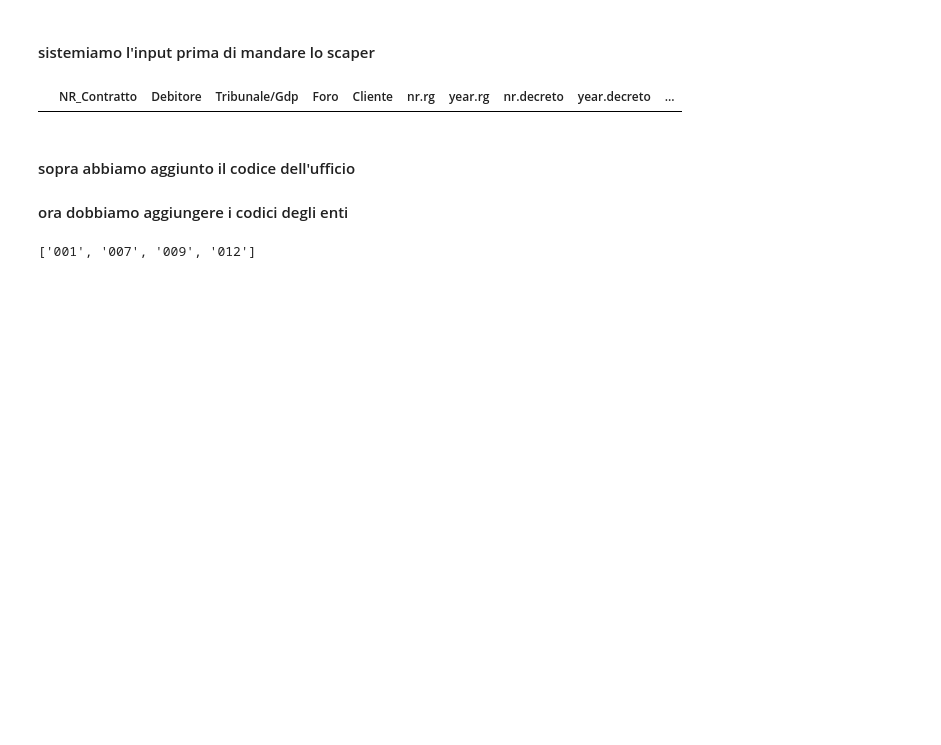
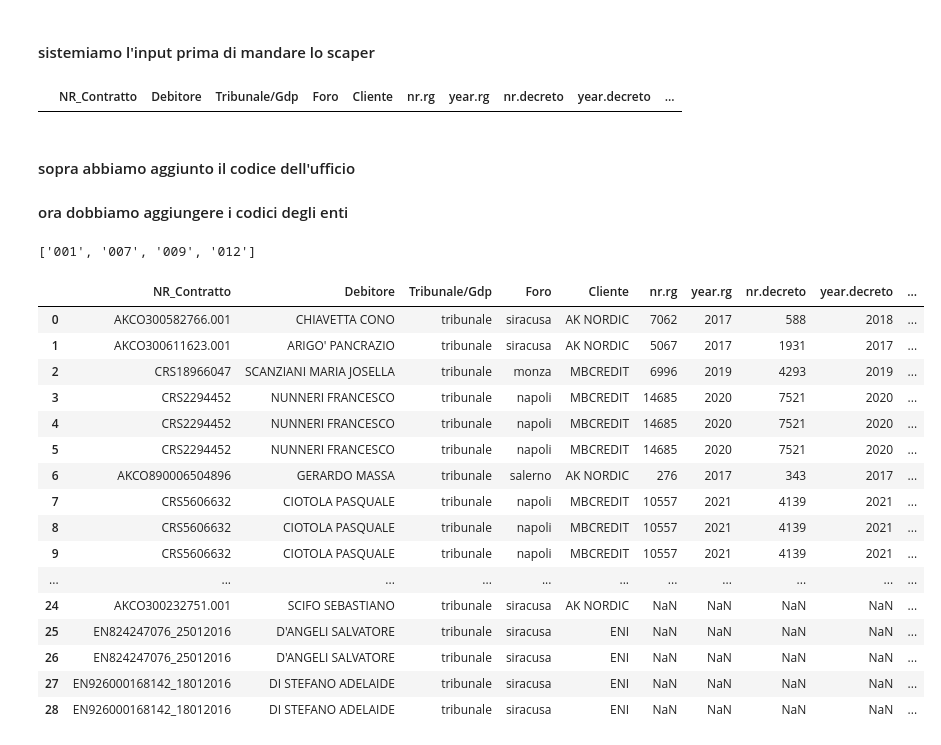
Before and after one commit to ClaudiaEsposit/Scraping_ade, a Jupyter notebook: Tentativi.ipynb, the cells around one changed output. Saved outputs shown, nothing was run; the diff lists cells and outputs as text; code cells hidden in the pictures; blank space fills up the shorter version.

```diff
--- a/Tentativi.ipynb
+++ b/Tentativi.ipynb
@@ -75,19 +75,24 @@ list_natura_ppt = ['EM','OR']
 
 tipo = 'monitoria'
 
-def tipo_scraper(tipo,ufficio,ente,anno,numero):
+results = []
+# mettere check attore in scraper (NO) oppure togliere if break e filtrare dopo i risultati (YEP) ?
+# facciamo lo scraper di tutte le possibili combinazioni, alla fine filtreremo i risultati che ci interessano
+def tipo_scraper(tipo,ufficio,lista_enti,anno,numero):
     if tipo=='monitoria':
         for natura in list_natura_monitoria:
-            result = scraper(ufficio,ente,anno,numero,natura)
-            if result != 'non trovato':
-                break
+            for ente in lista_enti:
+                result = scraper(ufficio,ente,anno,numero,natura)
+                results.append(result)
     elif tipo == 'ppt':
         for natura in list_natura_ppt:
-            result = scraper(ufficio,ente,anno,numero,natura)
-            if result != 'non trovato':
-                break
+            for ente in lista_enti:
+                result = scraper(ufficio,ente,anno,numero,natura)
+                results.append(result)
+    return results
 
-tipo_scraper('monitoria',ufficio='TQD',ente='002',anno='2017',numero='3')
+
+tipo_scraper('monitoria',ufficio='TQD',lista_enti=['002'],anno='2017',numero='3')
 # %% [output]
 BEAUTIFUL SOUP
 fare il codice per lo scraper dei risultati
@@ -148,7 +154,7 @@ def find_code_for_foro(df1, df2):
         # Add matching codes to the results list
         for index1, row1 in matching_rows.iterrows():
             results.append({
-                'code': row1['code'],
+                'code_office': row1['code'],
                 'office': row1['office'],
                 'Foro': row2['Foro']
             })
@@ -201,6 +207,26 @@ def get_codes(row):
 
 # Apply the function to each row and create a new column 'codes'
 input['code_ente'] = input.apply(get_codes, axis=1)
+# %%
+input
+# %% [output]
+|  | NR_Contratto | Debitore | Tribunale/Gdp | Foro | Cliente | nr.rg | year.rg | nr.decreto | year.decreto | ... |
+| 0 | AKCO300582766.001 | CHIAVETTA CONO | tribunale | siracusa | AK NORDIC | 7062 | 2017 | 588 | 2018 | ... |
+| 1 | AKCO300611623.001 | ARIGO' PANCRAZIO | tribunale | siracusa | AK NORDIC | 5067 | 2017 | 1931 | 2017 | ... |
+| 2 | CRS18966047 | SCANZIANI MARIA JOSELLA | tribunale | monza | MBCREDIT | 6996 | 2019 | 4293 | 2019 | ... |
+| 3 | CRS2294452 | NUNNERI FRANCESCO | tribunale | napoli | MBCREDIT | 14685 | 2020 | 7521 | 2020 | ... |
+| 4 | CRS2294452 | NUNNERI FRANCESCO | tribunale | napoli | MBCREDIT | 14685 | 2020 | 7521 | 2020 | ... |
+| 5 | CRS2294452 | NUNNERI FRANCESCO | tribunale | napoli | MBCREDIT | 14685 | 2020 | 7521 | 2020 | ... |
+| 6 | AKCO890006504896 | GERARDO MASSA | tribunale | salerno | AK NORDIC | 276 | 2017 | 343 | 2017 | ... |
+| 7 | CRS5606632 | CIOTOLA PASQUALE | tribunale | napoli | MBCREDIT | 10557 | 2021 | 4139 | 2021 | ... |
+| 8 | CRS5606632 | CIOTOLA PASQUALE | tribunale | napoli | MBCREDIT | 10557 | 2021 | 4139 | 2021 | ... |
+| 9 | CRS5606632 | CIOTOLA PASQUALE | tribunale | napoli | MBCREDIT | 10557 | 2021 | 4139 | 2021 | ... |
+| ... | ... | ... | ... | ... | ... | ... | ... | ... | ... | ... |
+| 24 | AKCO300232751.001 | SCIFO SEBASTIANO | tribunale | siracusa | AK NORDIC | NaN | NaN | NaN | NaN | ... |
+| 25 | EN824247076_25012016 | D'ANGELI SALVATORE | tribunale | siracusa | ENI | NaN | NaN | NaN | NaN | ... |
+| 26 | EN824247076_25012016 | D'ANGELI SALVATORE | tribunale | siracusa | ENI | NaN | NaN | NaN | NaN | ... |
+| 27 | EN926000168142_18012016 | DI STEFANO ADELAIDE | tribunale | siracusa | ENI | NaN | NaN | NaN | NaN | ... |
+| 28 | EN926000168142_18012016 | DI STEFANO ADELAIDE | tribunale | siracusa | ENI | NaN | NaN | NaN | NaN | ... |
 # %%
 # fare il mapping dell'ente
 # trovare il modo di fare i 4 / 2 numeri per tipo
```
Also changed, not shown: parts of 4 cells of this notebook.
